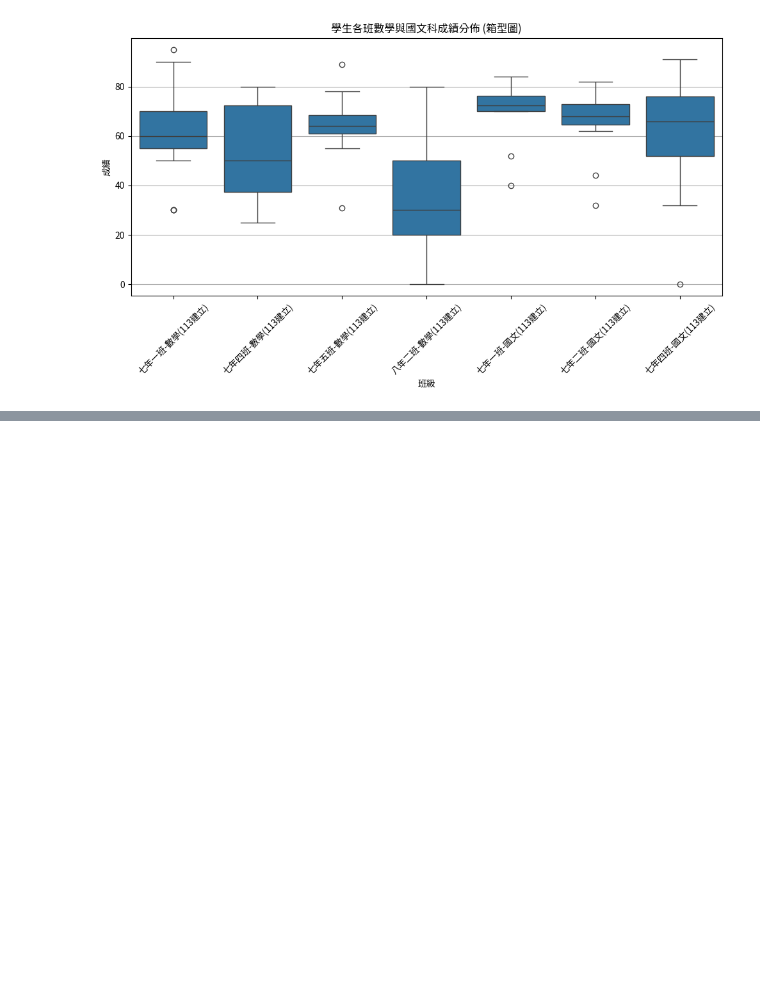
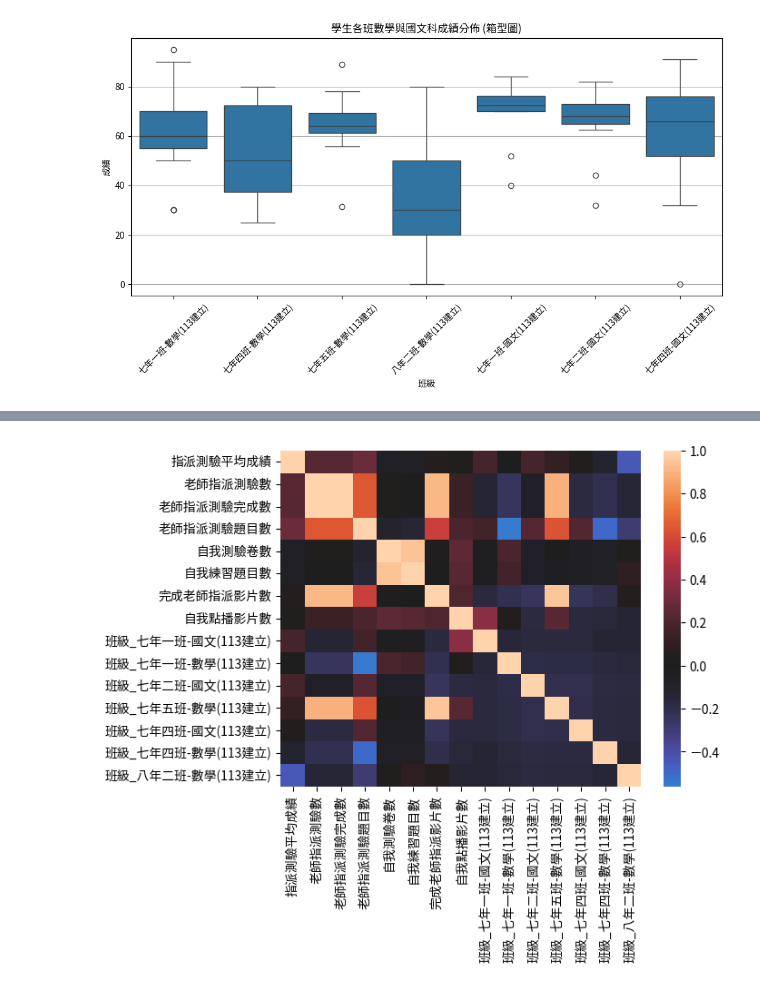
Before and after one commit to Emily-Hsu2004/edu-data-mining-, a Jupyter notebook: 練習/week3-課堂練習1.ipynb, the cells around one changed output, grey strips where cells are left out. Drawn from its saved outputs; the diff is of its cells as text; code cells hidden in the pictures; blank space fills up the shorter version.

```diff
--- a/練習/week3-課堂練習1.ipynb
+++ b/練習/week3-課堂練習1.ipynb
@@ -308,3 +308,9 @@ plt.tight_layout()
 plt.show()
 # %% [output]
 [figure]
+# %%
+df_78_cm_s_0_a=df_78_cm_s_0.drop(columns=['學校名稱', '年級', '座號', '學生姓名', '科目', '自我練習平均成績', '累積影片總時數'])
+dummies = pd.get_dummies(df_78_cm_s_0_a[["班級"]]).astype(int)
+df= pd.concat([df_78_cm_s_0_a, dummies], axis=1)
+df_1=df.drop(columns=['班級',"帳號"])
+df_1.head()
@@ -310,0 +324,7 @@ plt.show()
+# %%
+sns.heatmap(df_1.corr(),
+    xticklabels=df_1.corr().columns.values,
+    yticklabels=df_1.corr().columns.values,center=0)
+df_1.corr().to_excel("1.xlsx")
+# %% [output]
+[figure, added]
```
Also changed, not shown: parts of 5 cells of this notebook.
